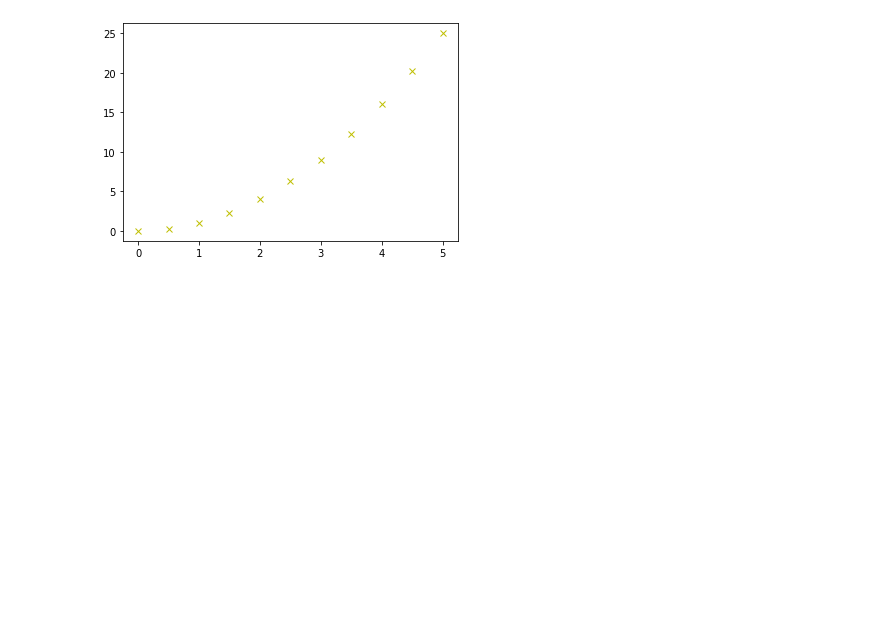
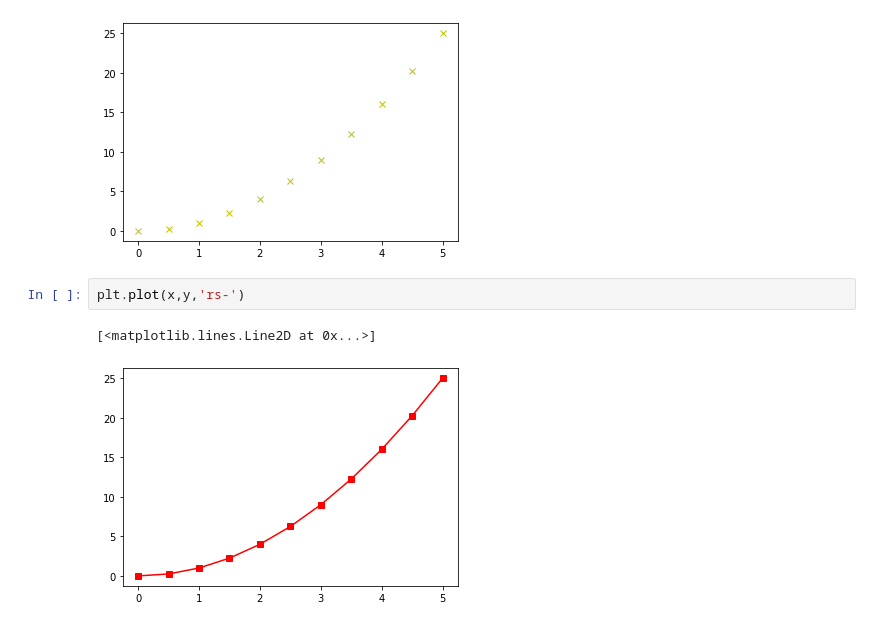
Before and after one commit to Harby97/Matplotlib_Seaborn, a Jupyter notebook: Pyplot.ipynb, the cells around one changed output. Saved outputs shown, nothing was run; the diff lists cells and outputs as text; blank space fills up the shorter version.

```diff
--- a/Pyplot.ipynb
+++ b/Pyplot.ipynb
@@ -28,3 +31,8 @@ plt.plot(x,y,'yx')
 # %% [output]
 [<matplotlib.lines.Line2D at 0x...>]
 [figure]
+# %%
+plt.plot(x,y,'rs-')
+# %% [output]
+[<matplotlib.lines.Line2D at 0x...>]
+[figure, added]
```
Also changed, not shown: parts of 6 cells of this notebook, 1 other file.
